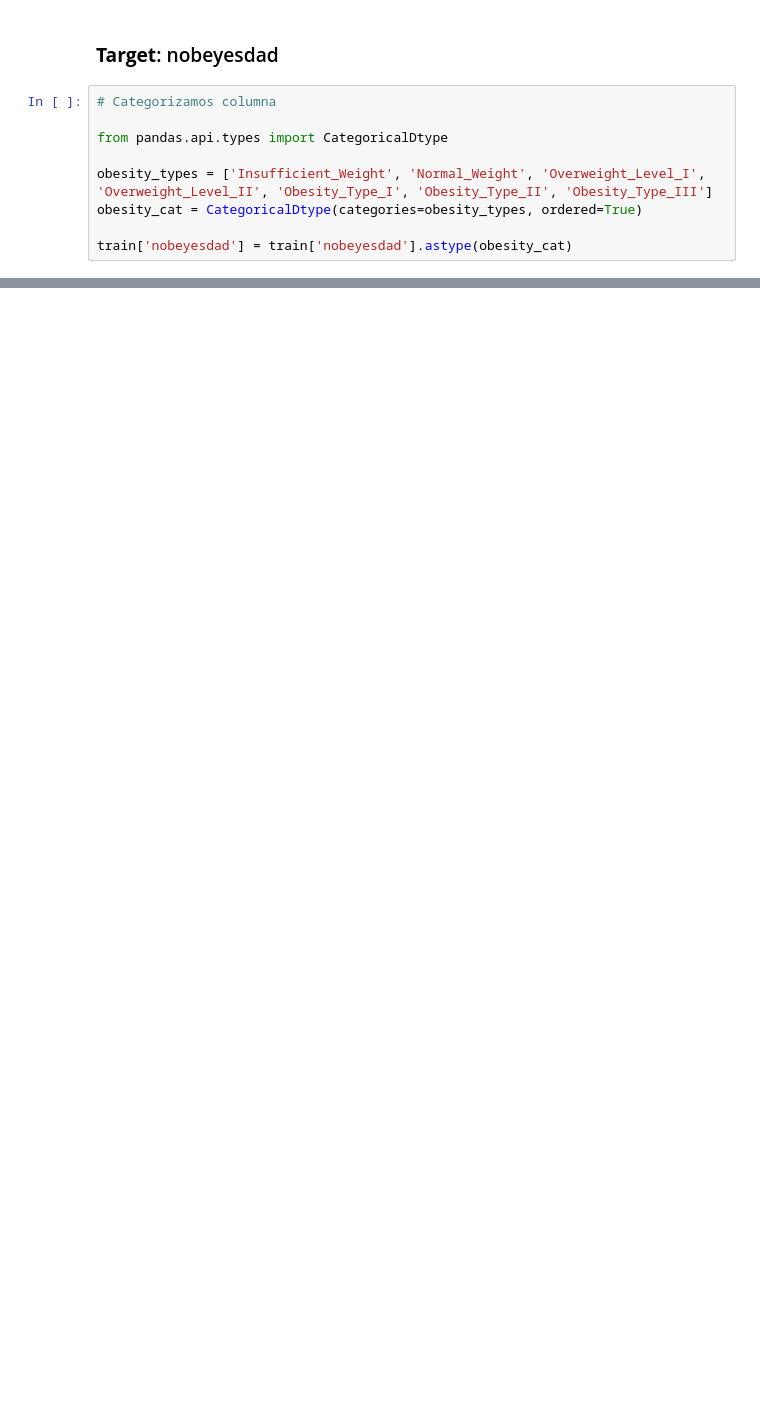
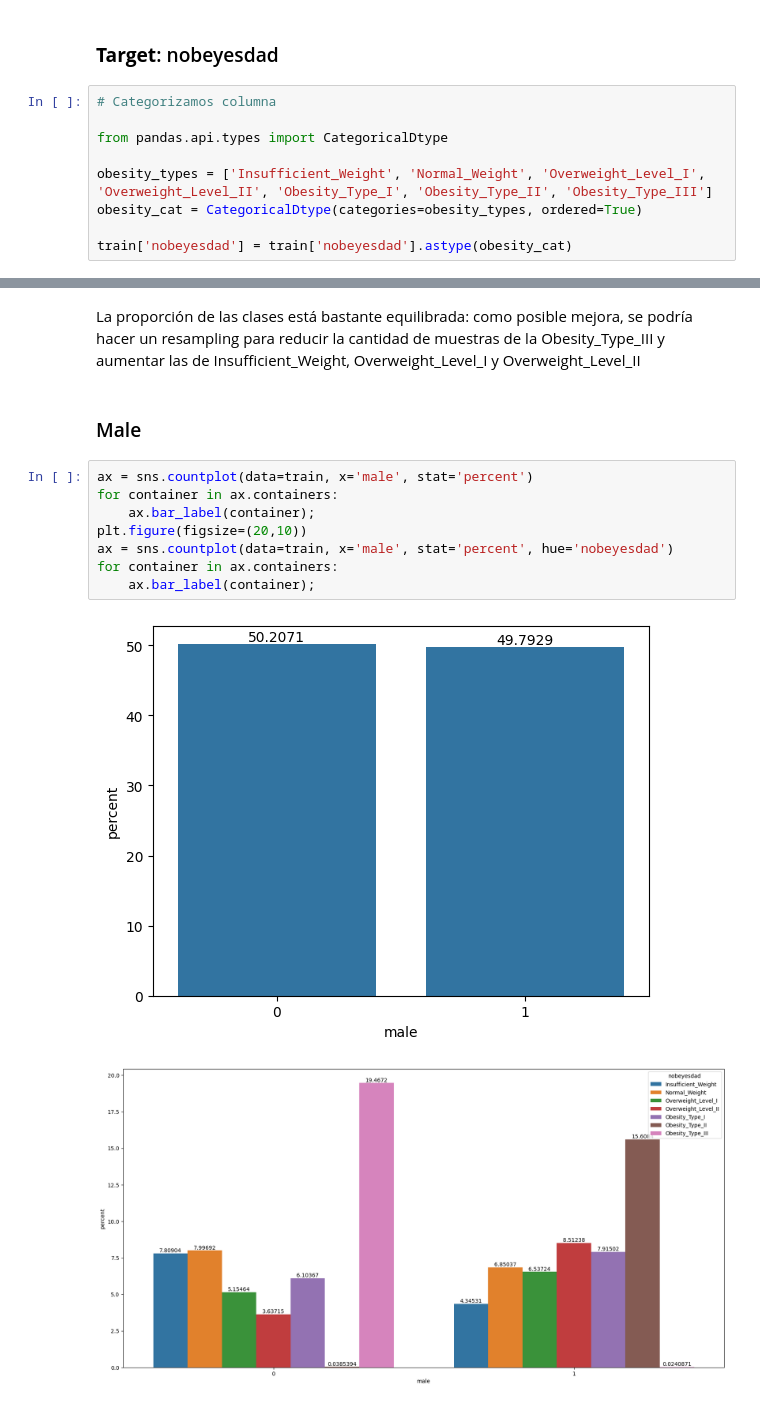
Before and after one commit to rodarribas/MachineLearning_ObesityRisk, a Jupyter notebook: notebooks/1_EDA.ipynb, the cells around one changed output, grey strips where cells are left out. Cells and saved outputs as stored; diff of their text form; blank space fills up the shorter version.

```diff
--- a/notebooks/1_EDA.ipynb
+++ b/notebooks/1_EDA.ipynb
@@ -152,0 +160,15 @@ conteo(df=train, variable='nobeyesdad', stat='percent');
+# %% [markdown]
+La proporción de las clases está bastante equilibrada: como posible mejora, se podría hacer un resampling para reducir la cantidad de muestras de la Obesity_Type_III y aumentar las de Insufficient_Weight, Overweight_Level_I y Overweight_Level_II
+# %% [markdown]
+### Male
+# %%
+ax = sns.countplot(data=train, x='male', stat='percent')
+for container in ax.containers:
+    ax.bar_label(container);
+plt.figure(figsize=(20,10))
+ax = sns.countplot(data=train, x='male', stat='percent', hue='nobeyesdad')
+for container in ax.containers:
+    ax.bar_label(container);
+# %% [output]
+[figure, added]
+[figure, added]
```
Also changed, not shown: parts of 72 cells of this notebook.
